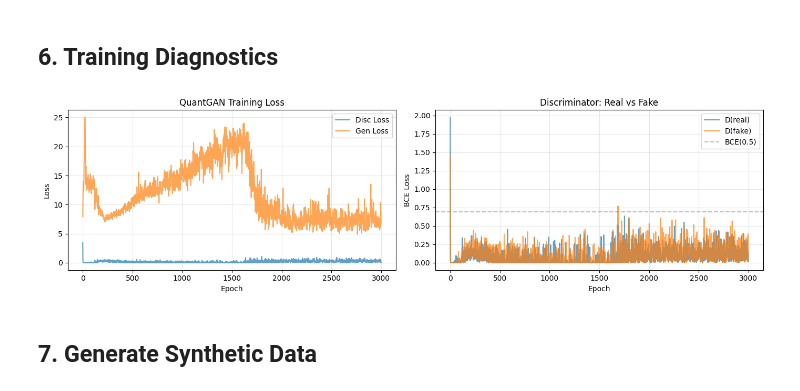
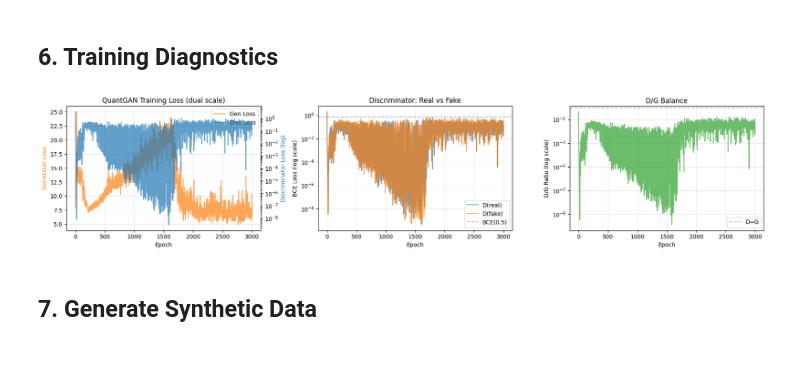
Before and after one commit to docdude/syntethic-financial-data, a Jupyter notebook: notebooks/11_quantgan_training.ipynb, the cells around one changed output. Drawn from its saved outputs; the diff is of its cells as text; code cells hidden in the pictures; blank space fills up the shorter version.

```diff
--- a/notebooks/11_quantgan_training.ipynb
+++ b/notebooks/11_quantgan_training.ipynb
@@ -475,31 +510,47 @@ Training completed!
 # %% [markdown]
 ## 6. Training Diagnostics
 # %%
-fig, axes = plt.subplots(1, 2, figsize=(14, 4))
+fig, axes = plt.subplots(1, 3, figsize=(18, 4))
 
-# Loss curves
-axes[0].plot(history['disc_loss'], label='Disc Loss', alpha=0.7)
-axes[0].plot(history['gen_loss'], label='Gen Loss', alpha=0.7)
-axes[0].set_xlabel('Epoch')
-axes[0].set_ylabel('Loss')
-axes[0].set_title('QuantGAN Training Loss')
-axes[0].legend()
-axes[0].grid(True, alpha=0.3)
+# Left: G and D on separate y-axes — D on LOG scale to avoid spike crush
+ax_g = axes[0]
+ax_d = ax_g.twinx()
+ln1 = ax_g.plot(history['gen_loss'], color='tab:orange', alpha=0.7, label='Gen Loss')
+ln2 = ax_d.semilogy(history['disc_loss'], color='tab:blue', alpha=0.7, label='Disc Loss')
+ax_g.set_xlabel('Batch')
+ax_g.set_ylabel('Generator Loss', color='tab:orange')
+ax_d.set_ylabel('Discriminator Loss (log)', color='tab:blue')
+ax_g.set_title('QuantGAN Training Loss (dual scale)')
+lns = ln1 + ln2
+ax_g.legend(lns, [l.get_label() for l in lns], loc='upper right')
+ax_g.grid(True, alpha=0.3)
 
-# Discriminator real vs fake
-axes[1].plot(history['disc_real'], label='D(real)', alpha=0.7)
-axes[1].plot(history['disc_fake'], label='D(fake)', alpha=0.7)
+# Middle: Discriminator losses on log scale
+axes[1].semilogy(history['disc_real'], label='D(real)', alpha=0.7)
+axes[1].semilogy(history['disc_fake'], label='D(fake)', alpha=0.7)
 axes[1].axhline(y=0.693, color='gray', linestyle='--', alpha=0.5, label='BCE(0.5)')
-axes[1].set_xlabel('Epoch')
-axes[1].set_ylabel('BCE Loss')
+axes[1].set_xlabel('Batch')
+axes[1].set_ylabel('BCE Loss (log scale)')
 axes[1].set_title('Discriminator: Real vs Fake')
 axes[1].legend()
 axes[1].grid(True, alpha=0.3)
 
+# Right: D/G ratio for balance monitoring
+d_total = np.array(history['disc_loss'])
+g_total = np.array(history['gen_loss'])
+ratio = d_total / (g_total + 1e-8)
+axes[2].semilogy(ratio, alpha=0.7, color='tab:green')
+axes[2].axhline(y=1.0, color='gray', linestyle='--', alpha=0.5, label='D=G')
+axes[2].set_xlabel('Batch')
+axes[2].set_ylabel('D/G Ratio (log scale)')
+axes[2].set_title('D/G Balance')
+axes[2].legend()
+axes[2].grid(True, alpha=0.3)
+
 plt.tight_layout()
 plt.show()
 # %% [output]
-[figure, old version]
+[figure, new version]
 # %% [markdown]
 ## 7. Generate Synthetic Data
 # %%
```
Also changed, not shown: parts of 7 cells of this notebook.
